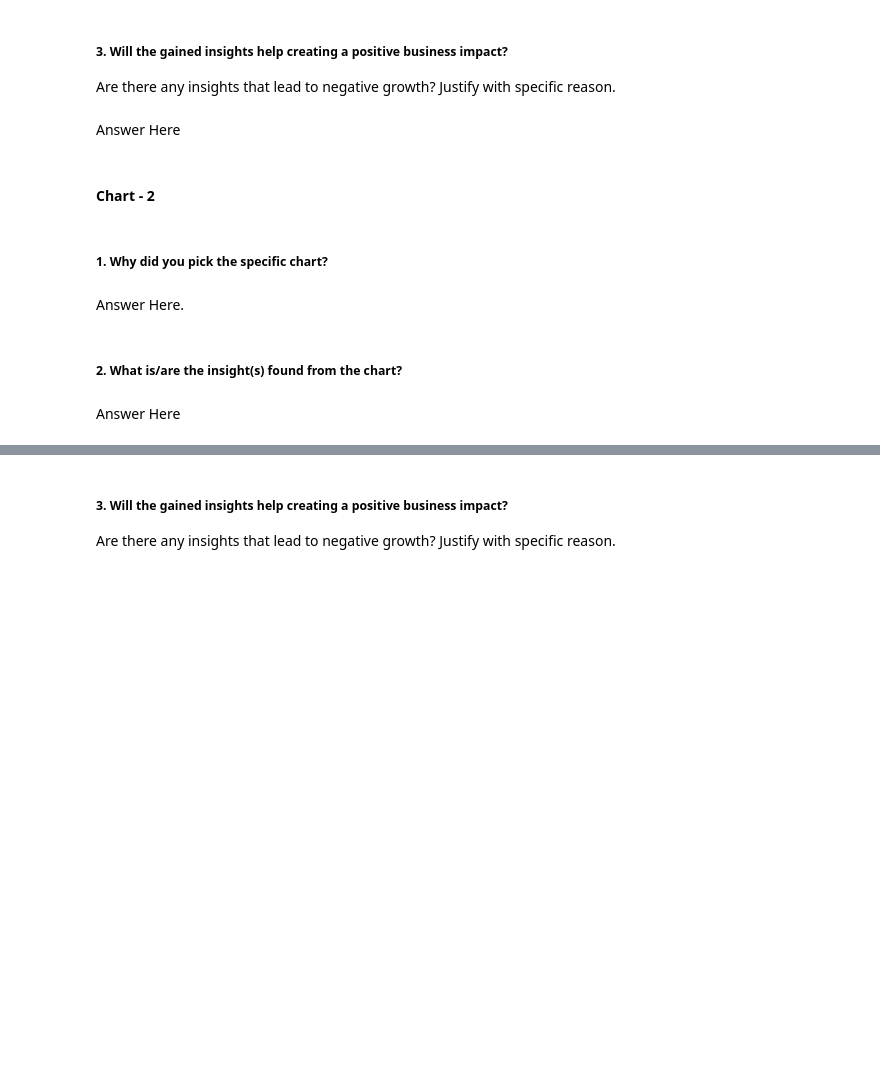
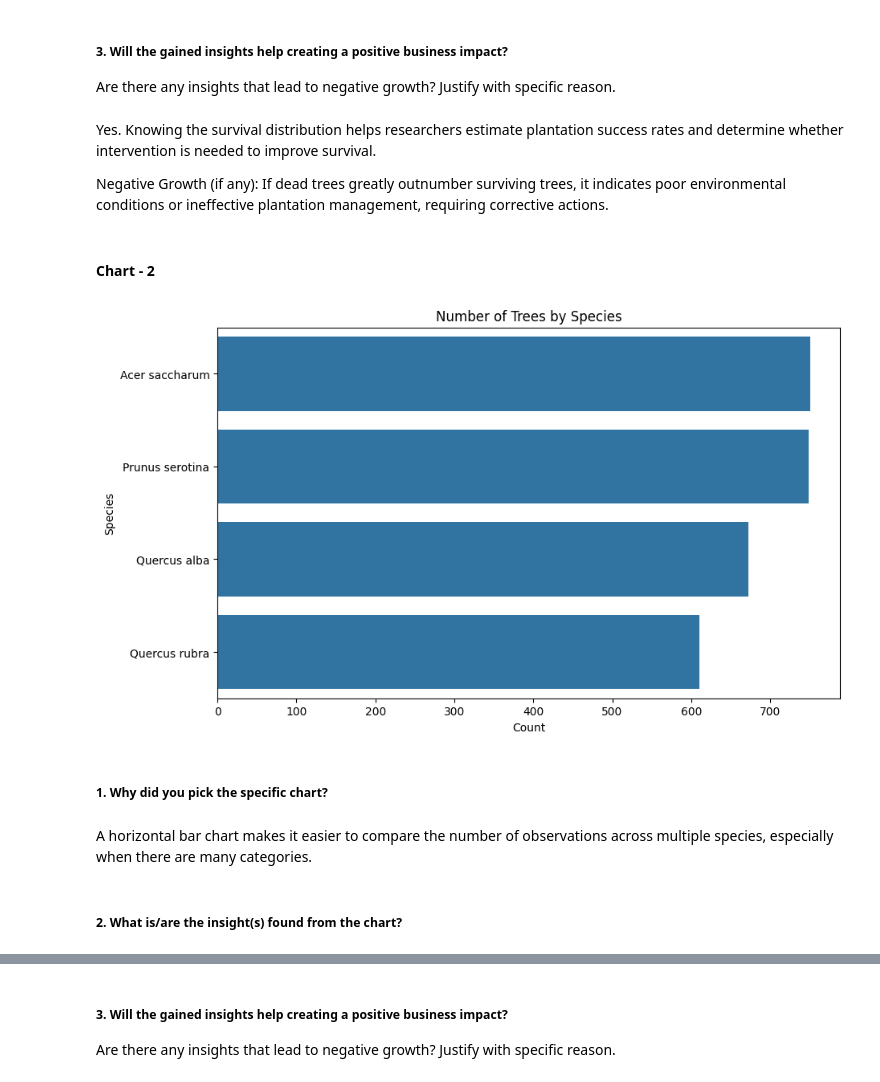
Before and after one commit to SEnvironment/AIML_Winnovation_2026_Classification_Project, a Jupyter notebook: Alok_Tree_Survival_Prediction_Classification_Project.ipynb, the cells around one changed output, grey strips where cells are left out. Cells and saved outputs as stored; diff of their text form; code cells hidden in the pictures; blank space fills up the shorter version.

```diff
--- a/Alok_Tree_Survival_Prediction_Classification_Project.ipynb
+++ b/Alok_Tree_Survival_Prediction_Classification_Project.ipynb
@@ -327,7 +336,10 @@ Answer Here
 # %% [markdown]
 ##### 3. Will the gained insights help creating a positive business impact?
 Are there any insights that lead to negative growth? Justify with specific reason.
-# %% [markdown]
-Answer Here
+# %% [markdown]
+Yes. Knowing the survival distribution helps researchers estimate plantation success rates and determine whether intervention is needed to improve survival.
+
+Negative Growth (if any):
+If dead trees greatly outnumber surviving trees, it indicates poor environmental conditions or ineffective plantation management, requiring corrective actions.
 # %% [markdown]
 #### Chart - 2
@@ -336,8 +346,16 @@ Answer Here
+# %%
+plt.figure(figsize=(10,6))
+sns.countplot(y='Species', data=ts,
+              order=ts['Species'].value_counts().index)
+plt.title('Number of Trees by Species')
+plt.xlabel('Count')
+plt.ylabel('Species')
+plt.show()
+# %% [output]
+[figure, added]
 # %% [markdown]
 ##### 1. Why did you pick the specific chart?
-# %% [markdown]
-Answer Here.
+# %% [markdown]
+A horizontal bar chart makes it easier to compare the number of observations across multiple species, especially when there are many categories.
 # %% [markdown]
 ##### 2. What is/are the insight(s) found from the chart?
-# %% [markdown]
-Answer Here
```
Also changed, not shown: parts of 110 cells of this notebook.
